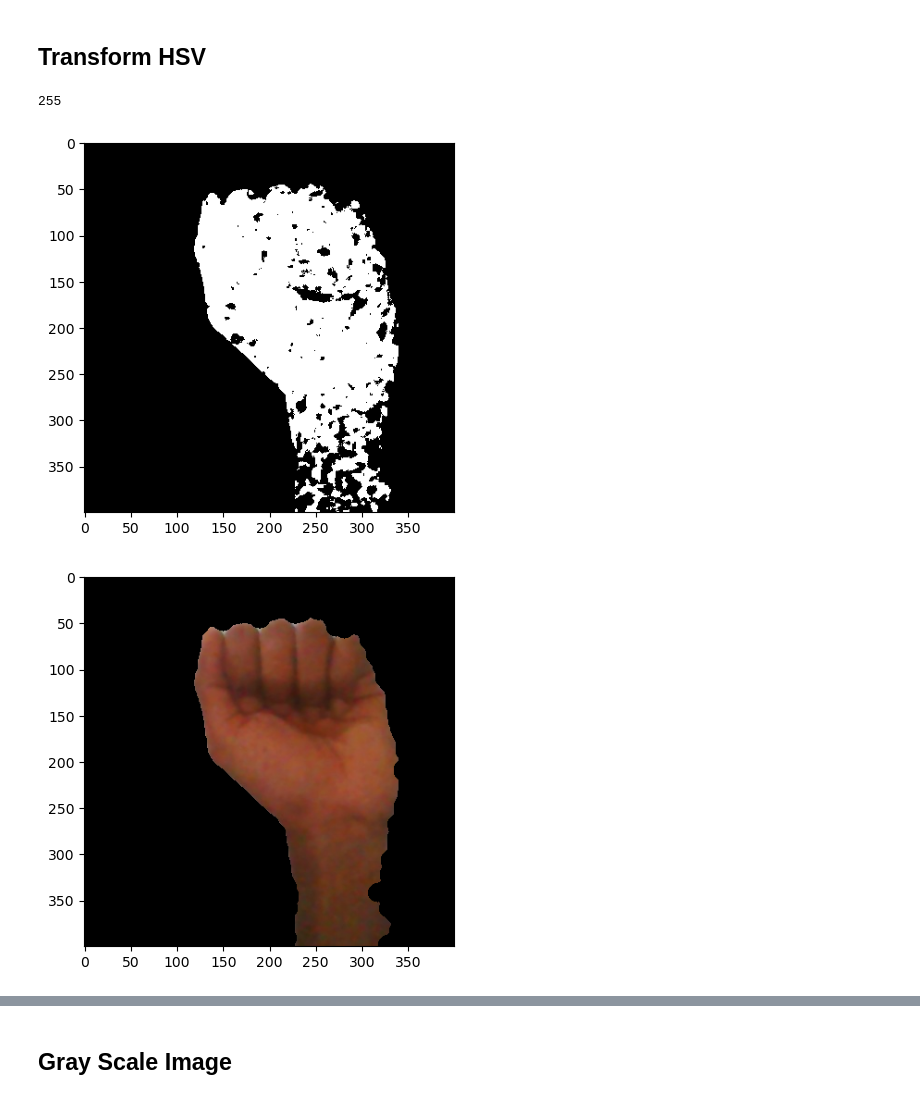
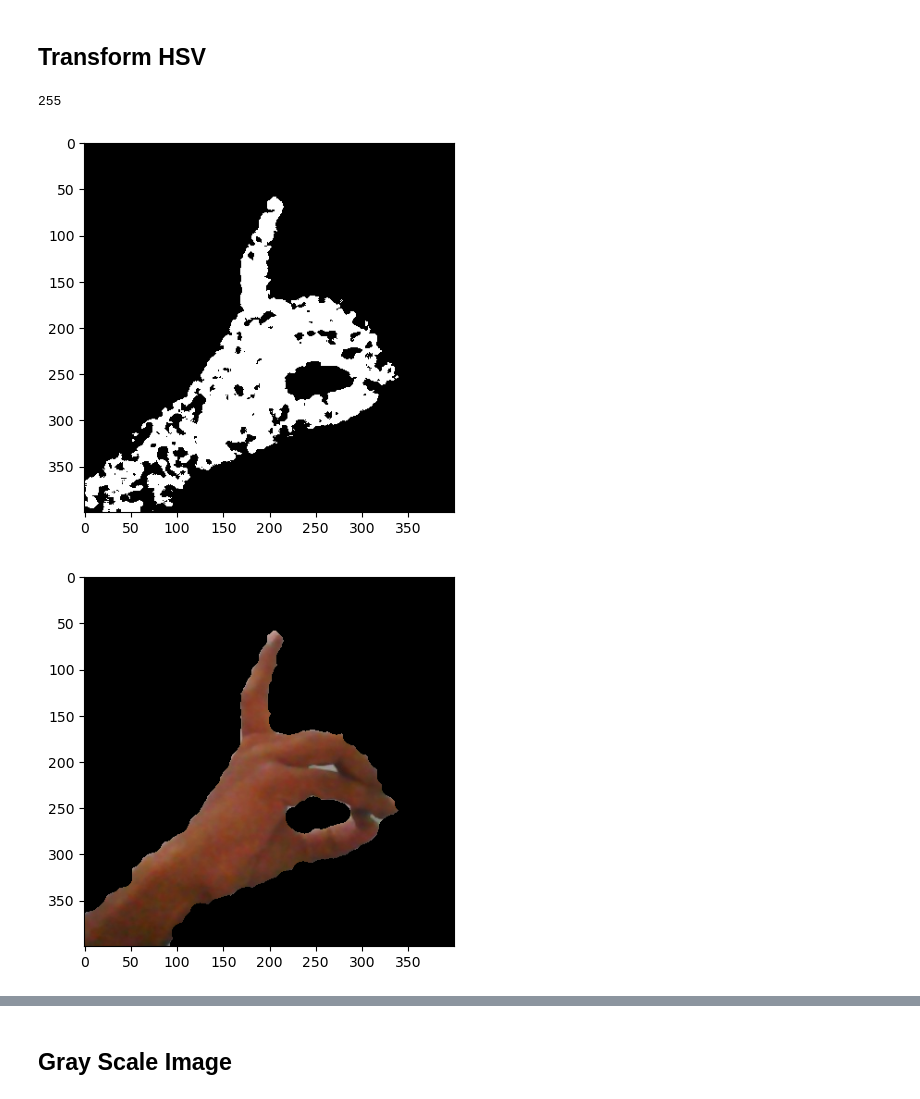
Before and after one commit to V8-Luky/dspro2, a Jupyter notebook: experiments/preprocessing-experiments.ipynb, the cells around one changed output, grey strips where cells are left out. Saved outputs shown, nothing was run; the diff lists cells and outputs as text; code cells hidden in the pictures.

```diff
--- a/experiments/preprocessing-experiments.ipynb
+++ b/experiments/preprocessing-experiments.ipynb
@@ -99,13 +109,13 @@ Models that work with pose detection:
 # %%
 path = r"/exchange/dspro2/silent-speech/"
 # %%
-dataset_path = path + r"ASL_Dataset"
+dataset_path = path + r"ASL_Pictures_Dataset"
 # %%
 import cv2 as cv
 from matplotlib import pyplot as plt
 import numpy as np
 # %%
-img = cv.imread(dataset_path + r"/Train/A/10.jpg")
+img = cv.imread(dataset_path + r"/Train/D/10.jpg")
 img = cv.cvtColor(img, cv.COLOR_BGR2RGB)
 # %%
 def show_image(image, cmap = "gray"):
@@ -133,31 +148,31 @@ show_image(flip_image(img))
 # %%
 image_hsv = cv.cvtColor(img, cv.COLOR_RGB2HSV)
 
 hsv_min = []
 hsv_max = []
 
-hsv_min.append(np.array([0, 75, 0])) # hsv(15, 60.61%, 38.82%)
-hsv_max.append(np.array([10, 200,255])) # hsv(6.76, 33.33%, 83.53%)
+hsv_min.append(np.array([0, 40, 50])) # hsv(15, 60.61%, 38.82%)
+hsv_max.append(np.array([10, 255,255])) # hsv(6.76, 33.33%, 83.53%)
 
-hsv_min.append(np.array([160, 75, 0])) # hsv(15, 60.61%, 38.82%)
-hsv_max.append(np.array([180, 200,255])) # hsv(6.76, 33.33%, 83.53%)
+hsv_min.append(np.array([160, 40, 50])) # hsv(15, 60.61%, 38.82%)
+hsv_max.append(np.array([180, 255,255])) # hsv(6.76, 33.33%, 83.53%)
 
 hsv_min, hsv_max = np.array(hsv_min), np.array(hsv_max)
 
 
 skin_image_hsv = sum([cv.inRange(image_hsv, lower, upper) for lower, upper in zip(hsv_min, hsv_max)])
 np.min(skin_image_hsv), np.max(skin_image_hsv)
 show_image(skin_image_hsv)
 
 binary = np.copy(skin_image_hsv)
 
 binary = cv.morphologyEx(binary, cv.MORPH_CLOSE, cv.getStructuringElement(cv.MORPH_ELLIPSE, (21,21)))
 binary = cv.morphologyEx(binary, cv.MORPH_OPEN, cv.getStructuringElement(cv.MORPH_ELLIPSE, (3,3)))
 print(np.max(binary))
 hand_only = np.copy(img)
 hand_only[binary == 0] = 0
 show_image(hand_only)
 # %% [output]
 255
-[figure, old version]
+[figure, new version]
-[figure, old version]
+[figure, new version]
```
Also changed, not shown: parts of 8 cells of this notebook, 9 other files.
